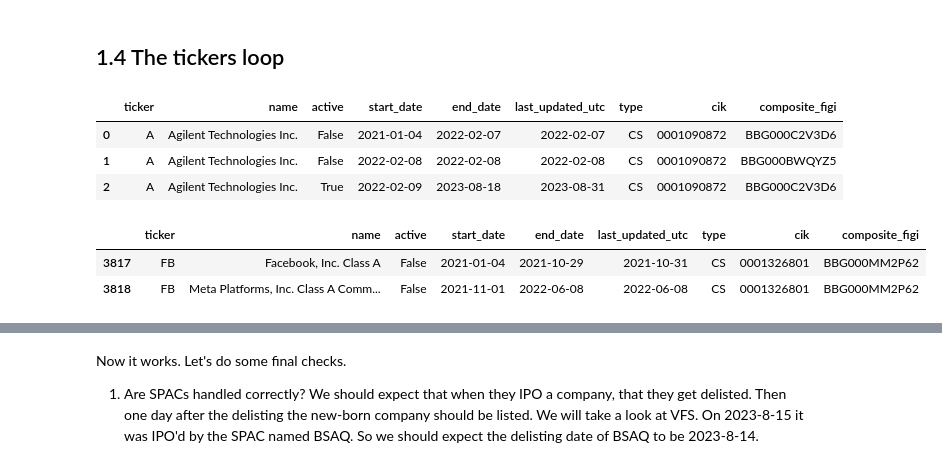
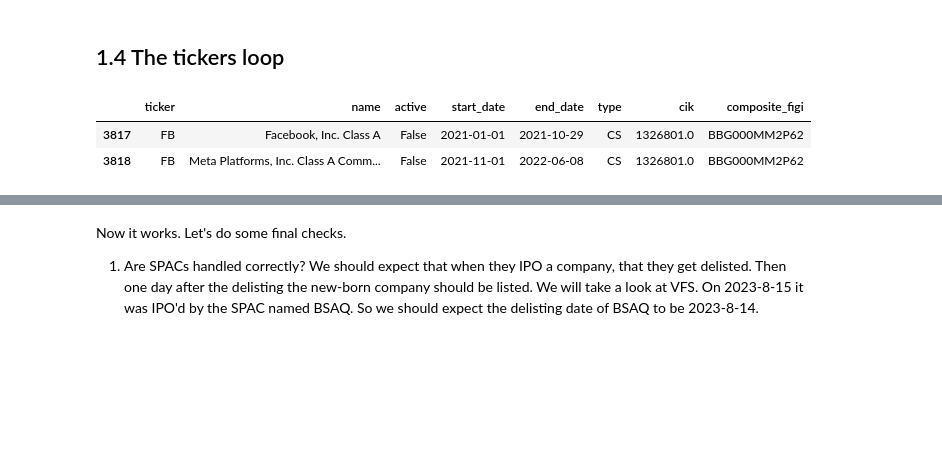
Before and after one commit to shinathan/QSExtended, a Jupyter notebook: data_import/polygon/1_get_tickers.ipynb, the cells around one changed output, grey strips where cells are left out. Saved outputs shown, nothing was run; the diff lists cells and outputs as text; code cells hidden in the pictures; blank space fills up the shorter version.

```diff
--- a/data_import/polygon/1_get_tickers.ipynb
+++ b/data_import/polygon/1_get_tickers.ipynb
@@ -456,7 +437,7 @@ early_closes = ['1999-11-26','2000-07-03','2000-11-24','2001-07-03','2001-11-23'
 early_closes = [datetime.strptime(date, "%Y-%m-%d").date() for date in early_closes]
 
 trading_hours["regular_close"] = trading_hours["date"].isin(early_closes)
-trading_hours["regular_close"] = trading_hours["regular_close"].apply(lambda boolean: time(13) if boolean else time(16))
+trading_hours["regular_close"] = trading_hours["regular_close"].apply(lambda boolean: time(12, 59) if boolean else time(15, 59))
 
 trading_hours["postmarket_close"] = pd.to_datetime(trading_hours['date'].astype(str) + " " + trading_hours["regular_close"].astype(str)) + timedelta(hours=4)
 trading_hours["postmarket_close"] = trading_hours["postmarket_close"].dt.time
@@ -957,9 +714,0 @@ tickers_all
-# %%
-# Update current tickers (the only columns that are updated is last_updated_utc)
-tickers_all = tickers_all.merge(current_tickers, on=["ticker", "name", "active", "cik", "composite_figi", "type"],
-                   how='left', suffixes=["_old", None])
-
-# For the old and new tickers, last_updated_utc should be just the value before merging tickers_all and current_tickers.
-tickers_all["last_updated_utc"].fillna(tickers_all["last_updated_utc_old"], inplace=True)
-tickers_all.drop(columns=["delisted_utc_old", "last_updated_utc_old", "delisted_utc"], inplace=True)
-tickers_all
@@ -986,0 +760,14 @@ tickers_all["end_date"].fillna(value=update_date)
+# %%
+###
+# Get list of dates of ticker lists that we already have
+filenames = next(os.walk(DATA_PATH + "raw/tickers"), (None, None, []))[2] #From https://stackoverflow.com/questions/3207219/how-do-i-list-all-files-of-a-directory
+available_dates = [date.fromisoformat(date_string.replace(".csv", "")) for date_string in filenames]
+
+trading_days = get_trading_dates()
+for day in trading_days:
+    # Only download what we do not have
+    if day >= START_DATE and day <= END_DATE and day not in available_dates:
+        isoformat = day.isoformat()
+        tickers = download_tickers(dt = day)
+        tickers.to_csv(DATA_PATH + f"raw/tickers/{isoformat}.csv")
+        print(f"Downloaded tickers for {isoformat}")
@@ -1075,24 +1004,21 @@ for day in market_days:
 # %%
 #####
-def get_tickers_v1():
-    tickers_v1 = pd.read_csv(DATA_PATH + "raw/tickers_v1.csv", parse_dates=True, index_col = 0, keep_default_na=False,
+def get_tickers(v):
+    """
+    Retrieve the ticker list.
+    """
+    tickers = pd.read_csv(f"../../../data/tickers_v{v}.csv", parse_dates=["start_date", "end_date"], index_col = 0, keep_default_na=False,
         na_values=['#N/A', '#N/A N/A', '#NA', '-1.#IND', '-1.#QNAN', '-NaN', '-nan', '1.#IND', '1.#QNAN', '<NA>', 'N/A', 'NULL', 'NaN', 'None', 'n/a', 'nan', 'null'])
-    tickers_v1["start_date"] = pd.to_datetime(tickers_v1["start_date"]).dt.date
-    tickers_v1["end_date"] = pd.to_datetime(tickers_v1["end_date"]).dt.date
-    tickers_v1["last_updated_utc"] = pd.to_datetime(tickers_v1["last_updated_utc"]).dt.date
-    return tickers_v1
+    tickers["start_date"] = pd.to_datetime(tickers["start_date"]).dt.date
+    tickers["end_date"] = pd.to_datetime(tickers["end_date"]).dt.date
+    tickers["cik"] = tickers["cik"].apply(
+        lambda str: float(str) if len(str) != 0 else np.nan
+    )
+    return tickers
-# %%
-tickers_all.head(3)
-# %% [output]
-|  | ticker | name | active | start_date | end_date | last_updated_utc | type | cik | composite_figi |
-| 0 | A | Agilent Technologies Inc. | False | 2021-01-04 | 2022-02-07 | 2022-02-07 | CS | 0001090872 | BBG000C2V3D6 |
-| 1 | A | Agilent Technologies Inc. | False | 2022-02-08 | 2022-02-08 | 2022-02-08 | CS | 0001090872 | BBG000BWQYZ5 |
-| 2 | A | Agilent Technologies Inc. | True | 2022-02-09 | 2023-08-18 | 2023-08-31 | CS | 0001090872 | BBG000C2V3D6 |
 # %%
-# Without the line of FIX ERROR 1
-tickers_v1 = get_tickers_v1()
+tickers_v1 = get_tickers(1)
 tickers_v1[tickers_v1["ticker"] == "FB"]
 # %% [output]
-|  | ticker | name | active | start_date | end_date | last_updated_utc | type | cik | composite_figi |
-| 3817 | FB | Facebook, Inc. Class A | False | 2021-01-04 | 2021-10-29 | 2021-10-31 | CS | 0001326801 | BBG000MM2P62 |
-| 3818 | FB | Meta Platforms, Inc. Class A Comm... | False | 2021-11-01 | 2022-06-08 | 2022-06-08 | CS | 0001326801 | BBG000MM2P62 |
+|  | ticker | name | active | start_date | end_date | type | cik | composite_figi |
+| 3817 | FB | Facebook, Inc. Class A | False | 2021-01-01 | 2021-10-29 | CS | 1326801.0 | BBG000MM2P62 |
+| 3818 | FB | Meta Platforms, Inc. Class A Comm... | False | 2021-11-01 | 2022-06-08 | CS | 1326801.0 | BBG000MM2P62 |
```
Also changed, not shown: parts of 186 cells of this notebook, 9 other files.
